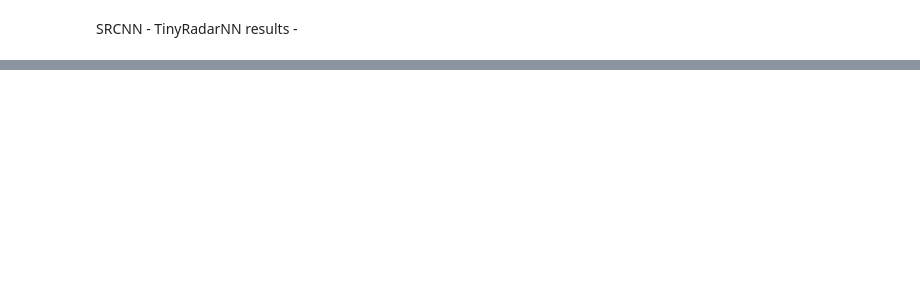
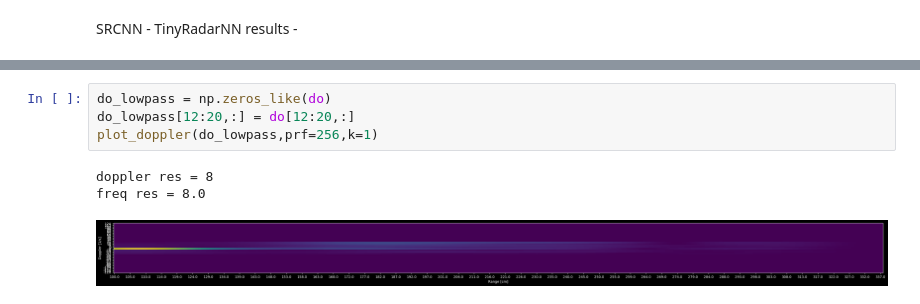
Before and after one commit to NetanelBlumenfeld/Radar, a Jupyter notebook: src/python/main_note_book.ipynb, the cells around one changed output, grey strips where cells are left out. Drawn from its saved outputs; the diff is of its cells as text; blank space fills up the shorter version.

```diff
--- a/src/python/main_note_book.ipynb
+++ b/src/python/main_note_book.ipynb
@@ -212,0 +412,8 @@ mse true - lr:  tensor(0.0009)
+# %%
+do_lowpass = np.zeros_like(do)
+do_lowpass[12:20,:] = do[12:20,:]
+plot_doppler(do_lowpass,prf=256,k=1)
+# %% [output]
+doppler res = 8
+freq res = 8.0
+[figure, added]
```
Also changed, not shown: parts of 29 cells of this notebook, 8 other files.
